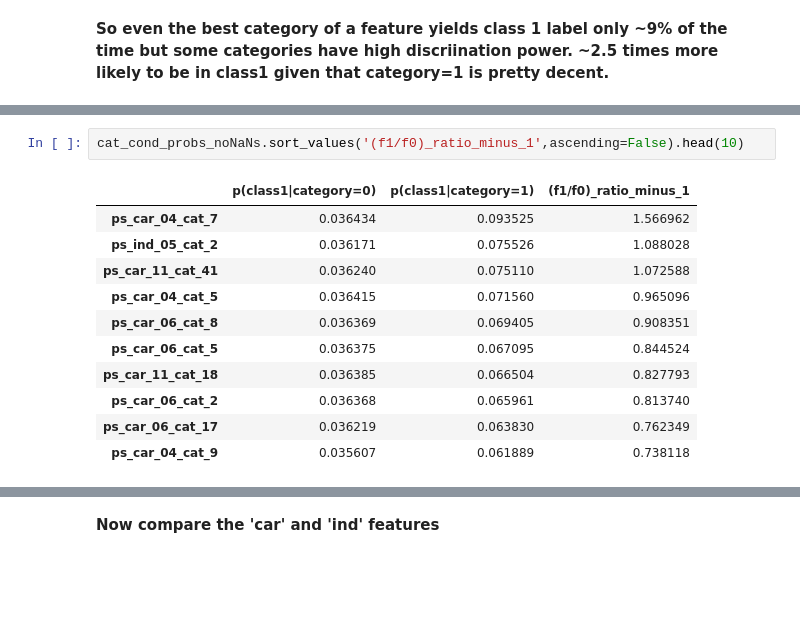
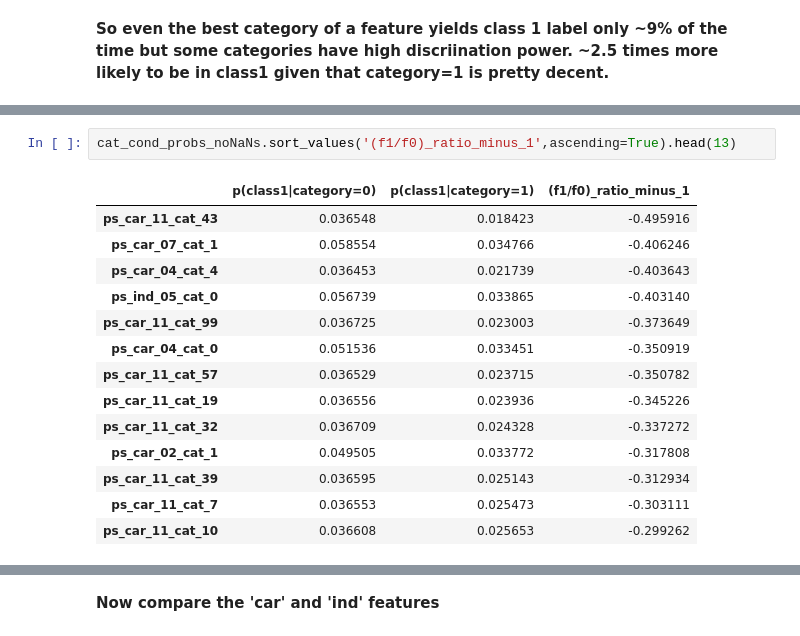
Before and after one commit to TangoJP/porto_seguro, a Jupyter notebook: nb02_Exploring_EachTypeOfCategory.ipynb, the cells around one changed output, grey strips where cells are left out. Drawn from its saved outputs; the diff is of its cells as text; blank space fills up the shorter version.

```diff
--- a/nb02_Exploring_EachTypeOfCategory.ipynb
+++ b/nb02_Exploring_EachTypeOfCategory.ipynb
@@ -339,14 +381,17 @@ cat_cond_probs_noNaNs.describe(percentiles=[0.5])
 # %%
-cat_cond_probs_noNaNs.sort_values('(f1/f0)_ratio_minus_1',ascending=False).head(10)
+cat_cond_probs_noNaNs.sort_values('(f1/f0)_ratio_minus_1',ascending=True).head(13)
 # %% [output]
 |  | p(class1|category=0) | p(class1|category=1) | (f1/f0)_ratio_minus_1 |
-| ps_car_04_cat_7 | 0.036434 | 0.093525 | 1.566962 |
-| ps_ind_05_cat_2 | 0.036171 | 0.075526 | 1.088028 |
-| ps_car_11_cat_41 | 0.036240 | 0.075110 | 1.072588 |
-| ps_car_04_cat_5 | 0.036415 | 0.071560 | 0.965096 |
-| ps_car_06_cat_8 | 0.036369 | 0.069405 | 0.908351 |
-| ps_car_06_cat_5 | 0.036375 | 0.067095 | 0.844524 |
-| ps_car_11_cat_18 | 0.036385 | 0.066504 | 0.827793 |
-| ps_car_06_cat_2 | 0.036368 | 0.065961 | 0.813740 |
-| ps_car_06_cat_17 | 0.036219 | 0.063830 | 0.762349 |
-| ps_car_04_cat_9 | 0.035607 | 0.061889 | 0.738118 |
+| ps_car_11_cat_43 | 0.036548 | 0.018423 | -0.495916 |
+| ps_car_07_cat_1 | 0.058554 | 0.034766 | -0.406246 |
+| ps_car_04_cat_4 | 0.036453 | 0.021739 | -0.403643 |
+| ps_ind_05_cat_0 | 0.056739 | 0.033865 | -0.403140 |
+| ps_car_11_cat_99 | 0.036725 | 0.023003 | -0.373649 |
+| ps_car_04_cat_0 | 0.051536 | 0.033451 | -0.350919 |
+| ps_car_11_cat_57 | 0.036529 | 0.023715 | -0.350782 |
+| ps_car_11_cat_19 | 0.036556 | 0.023936 | -0.345226 |
+| ps_car_11_cat_32 | 0.036709 | 0.024328 | -0.337272 |
+| ps_car_02_cat_1 | 0.049505 | 0.033772 | -0.317808 |
+| ps_car_11_cat_39 | 0.036595 | 0.025143 | -0.312934 |
+| ps_car_11_cat_7 | 0.036553 | 0.025473 | -0.303111 |
+| ps_car_11_cat_10 | 0.036608 | 0.025653 | -0.299262 |
```
Also changed, not shown: parts of 4 cells of this notebook, 2 other files.
